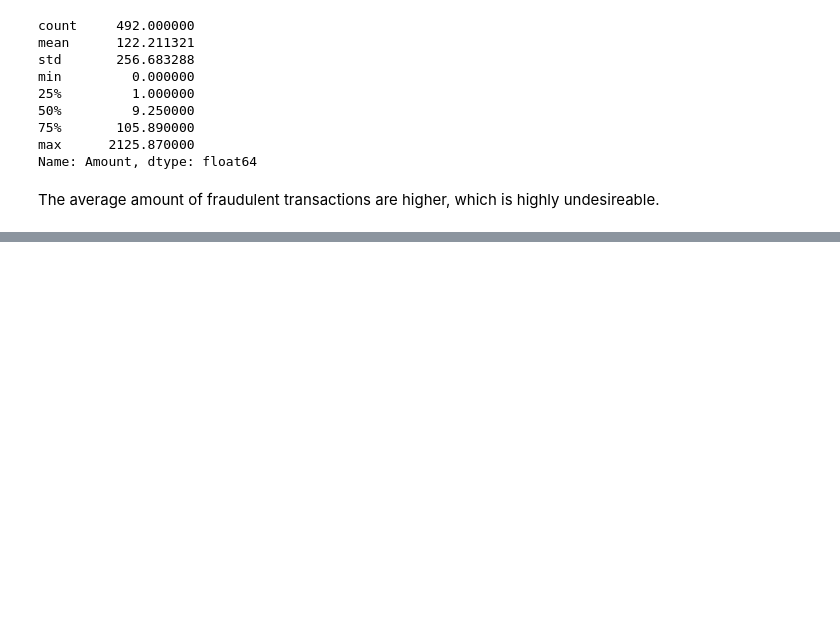
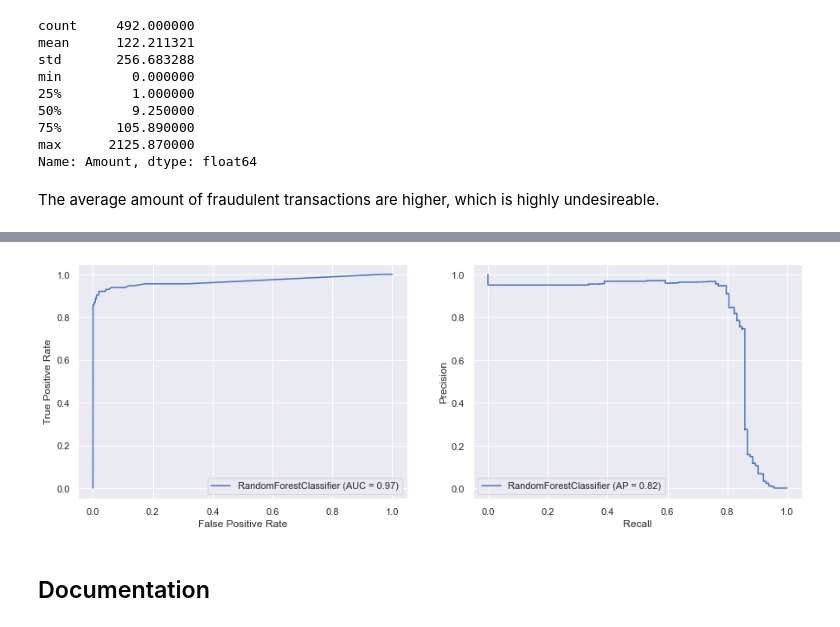
Before and after one commit to chrisjm/Credit-Card-Fraud-Analysis, a Jupyter notebook: notebooks/Capstone Two - Credit Card Fraud.ipynb, the cells around one changed output, grey strips where cells are left out. Saved outputs shown, nothing was run; the diff lists cells and outputs as text; code cells hidden in the pictures; blank space fills up the shorter version.

```diff
--- a/notebooks/Capstone Two - Credit Card Fraud.ipynb
+++ b/notebooks/Capstone Two - Credit Card Fraud.ipynb
@@ -238,0 +360,6 @@ While there is mostly no correlation due to PCA, we do see the following slightl
+# %%
+evaluation(model2, X_test, y_test)
+# %% [output]
+[figure, added]
+# %% [markdown]
+## Documentation
```
Also changed, not shown: parts of 17 cells of this notebook.
